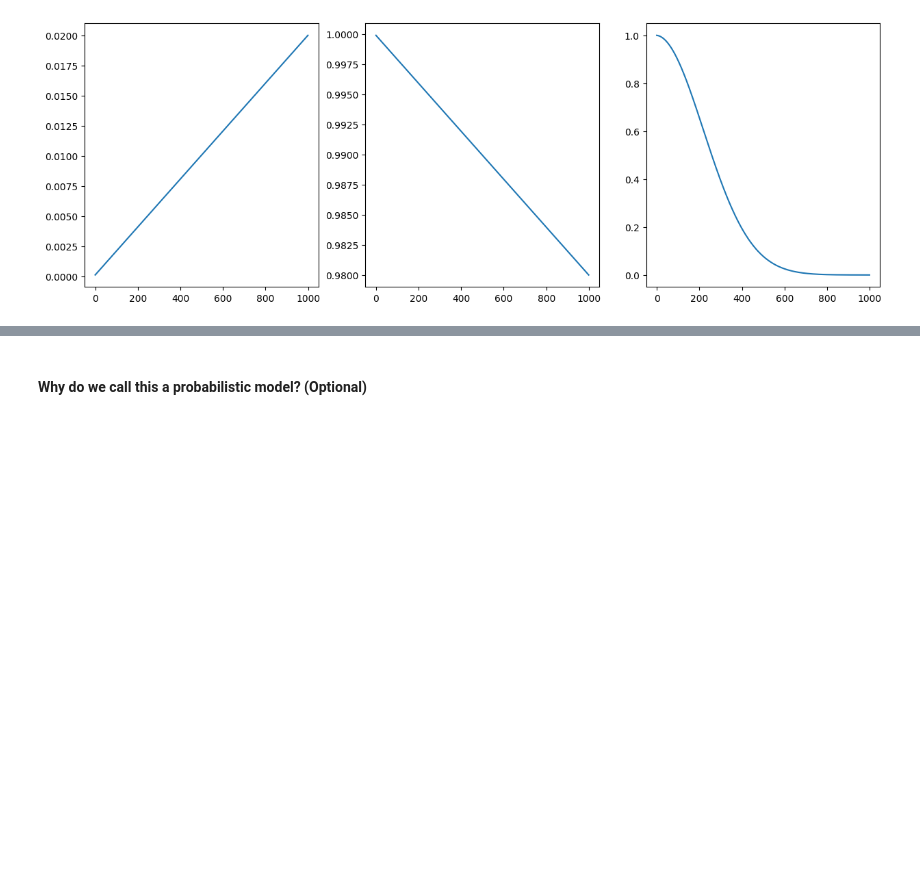
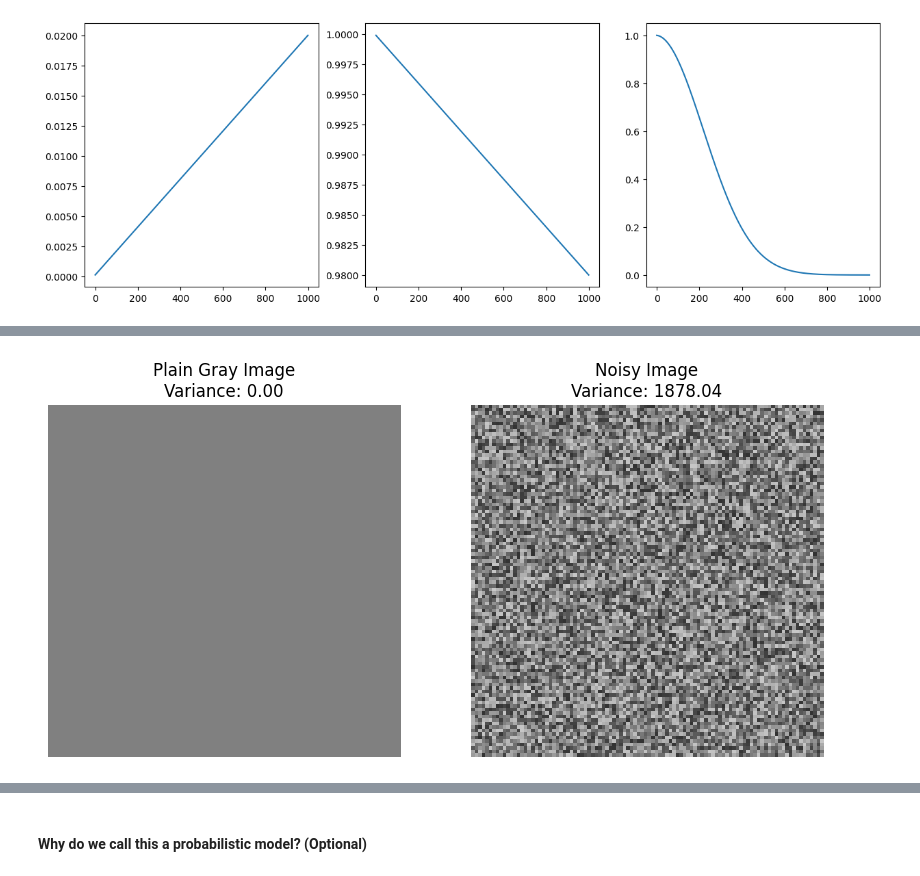
Before and after one commit to phospheneai/intro-to-diffusion-models, a Jupyter notebook: 1- Basics of diffusion.ipynb, the cells around one changed output, grey strips where cells are left out. Cells and saved outputs as stored; diff of their text form; code cells hidden in the pictures; blank space fills up the shorter version.

```diff
--- a/1- Basics of diffusion.ipynb
+++ b/1- Basics of diffusion.ipynb
@@ -353,0 +371,28 @@ axs[2].plot(alpha_bars)
+# %%
+import numpy as np
+import matplotlib.pyplot as plt
+
+# Create a plain gray image (all pixels = 128)
+gray_image = np.full((100, 100), 128, dtype=np.uint8)
+
+# Create a noisy image (random pixel values between 50 and 200)
+noisy_image = np.random.randint(50, 200, (100, 100), dtype=np.uint8)
+
+# Compute variance for both images
+gray_variance = np.var(gray_image)
+noisy_variance = np.var(noisy_image)
+
+# Plot the images with variance values
+fig, axes = plt.subplots(1, 2, figsize=(10, 5))
+
+axes[0].imshow(gray_image, cmap='gray', vmin=0, vmax=255)
+axes[0].set_title(f"Plain Gray Image\nVariance: {gray_variance:.2f}")
+axes[0].axis('off')
+
+axes[1].imshow(noisy_image, cmap='gray', vmin=0, vmax=255)
+axes[1].set_title(f"Noisy Image\nVariance: {noisy_variance:.2f}")
+axes[1].axis('off')
+
+plt.show()
+# %% [output]
+[figure, added]
```
Also changed, not shown: parts of 10 cells of this notebook, 1 other file.
